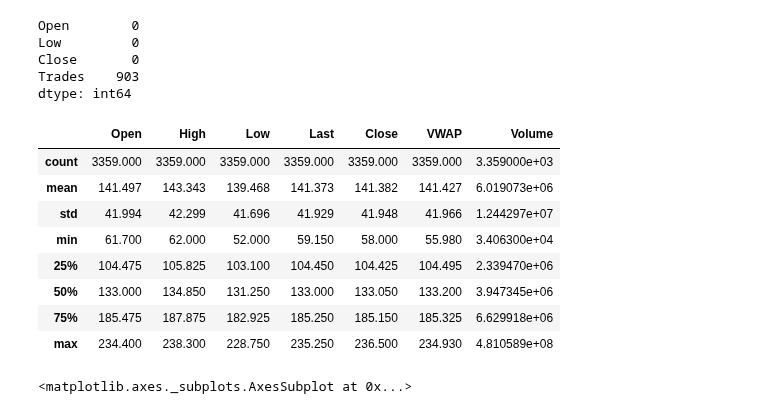
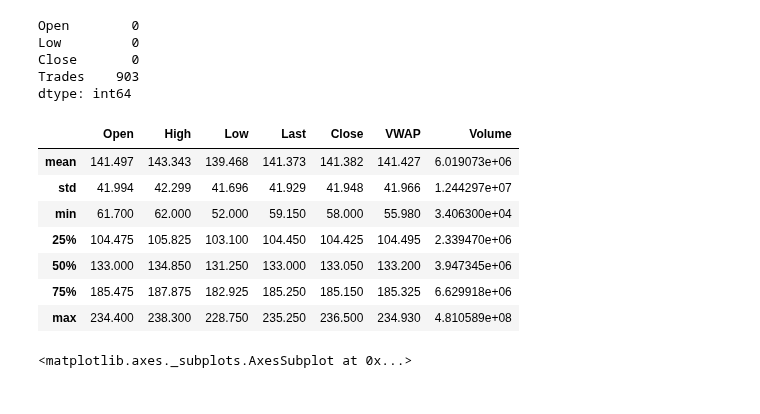
Before and after one commit to AMAYadav/PROJECTS-, a Jupyter notebook: Volatility_study.ipynb, the cells around one changed output. Cells and saved outputs as stored; diff of their text form; code cells hidden in the pictures.

```diff
--- a/Volatility_study.ipynb
+++ b/Volatility_study.ipynb
@@ -187,10 +195,9 @@ dtype: int64
 # %%
 # nifty.iloc[:,[3,5,7,11]]
 # %%
-powergrid.iloc[:,3:10].describe().round(3)
+powergrid.iloc[:,3:10].describe().round(3).iloc[1:]
 # %% [output]
 |  | Open | High | Low | Last | Close | VWAP | Volume |
-| count | 3359.000 | 3359.000 | 3359.000 | 3359.000 | 3359.000 | 3359.000 | 3.359000e+03 |
 | mean | 141.497 | 143.343 | 139.468 | 141.373 | 141.382 | 141.427 | 6.019073e+06 |
 | std | 41.994 | 42.299 | 41.696 | 41.929 | 41.948 | 41.966 | 1.244297e+07 |
 | min | 61.700 | 62.000 | 52.000 | 59.150 | 58.000 | 55.980 | 3.406300e+04 |
```
Also changed, not shown: parts of 18 cells of this notebook.
